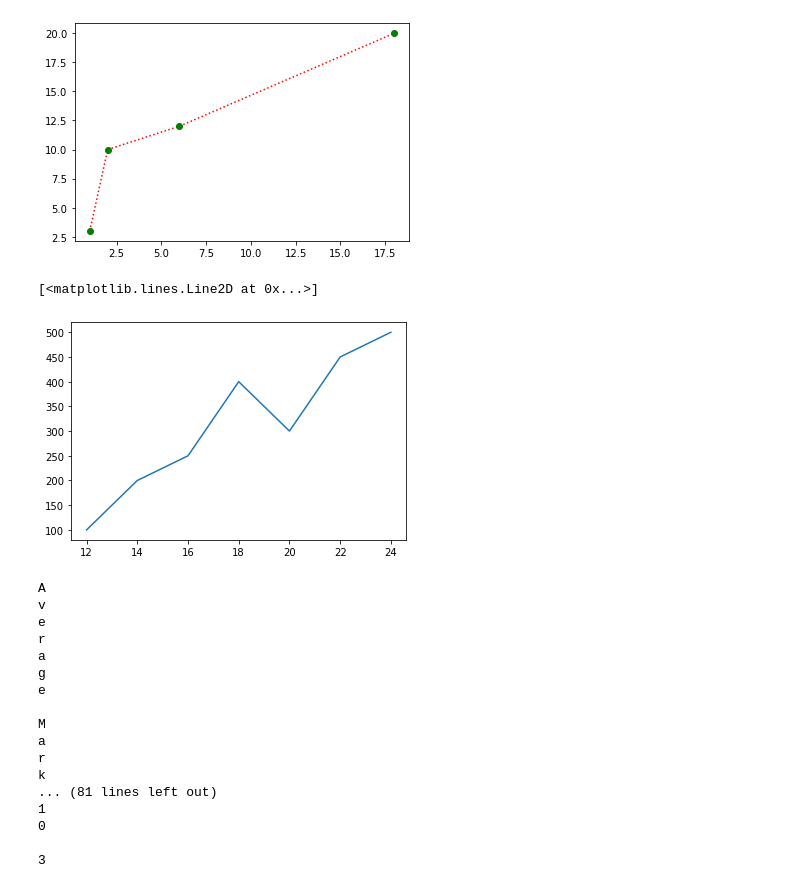
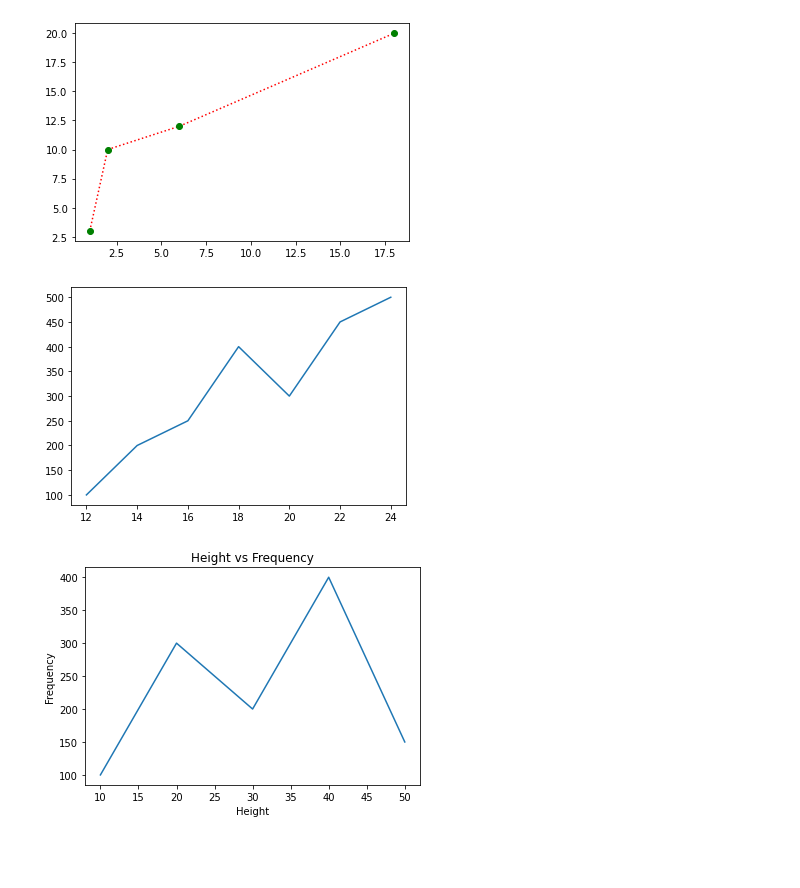
Before and after one commit to najiyanazrinpn/DataScienceLab, a Jupyter notebook: LabCycle1-Exercise3.ipynb, the cells around one changed output. Cells and saved outputs as stored; diff of their text form; code cells hidden in the pictures; blank space fills up the shorter version.

```diff
--- a/LabCycle1-Exercise3.ipynb
+++ b/LabCycle1-Exercise3.ipynb
@@ -10,31 +14,45 @@ plt.show()
 # %% [output]
 [figure]
 # %%
+'''Draw a plot for the following data:
+
+Temperature in degree Celsius Sales
+12                     100
+14                     200
+16                     250
+18                     400
+20                     300
+22                     450
+24                     500
+'''
 x_pts = [12, 14, 16, 18, 20, 22, 24]
 y_pts = [100, 200, 250, 400, 300, 450, 500]
 plt.plot(x_pts, y_pts)
+plt.show()
 # %% [output]
-[<matplotlib.lines.Line2D at 0x...>]
 [figure]
-# %%
-f = open("values.txt",'r')
-for i in f.read():
-    print(i)
-# %% [output]
-A
-v
-e
-r
-a
-g
-e
-
-M
-a
-r
-k
-... (81 lines left out)
-1
-0
-
-3
+# %%
+'''Write a Python program to draw a line using given axis values taken from a text file, with suitable
+label in the x axis, y axis and a title.'''
+f = open("file.txt",'r')
+lst = [i.strip() for i in f]
+
+height = lst[1].split(' ')
+height.remove('height')
+
+frequency = lst[2].split(' ')
+frequency.remove('frequency')
+
+frequency = list(map(int,frequency))
+height = list(map(int,height))
+
+frequency = np.array(frequency)
+height = np.array(height)
+
+plt.plot(height, frequency)
+plt.title(lst[0])
+plt.xlabel("Height")
+plt.ylabel("Frequency")
+plt.show()
+# %% [output]
+[figure, added]
```
Also changed, not shown: parts of 8 cells of this notebook.
